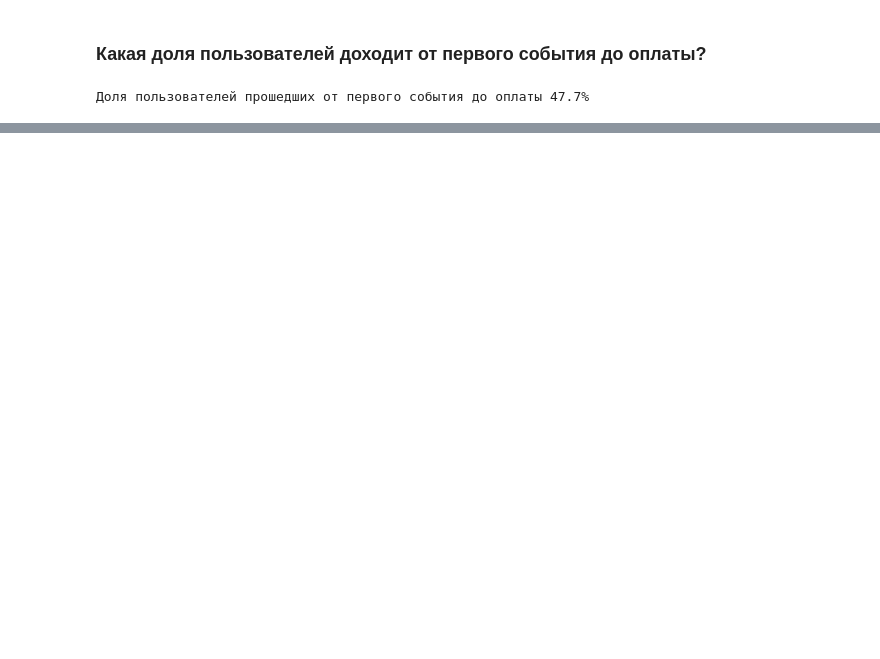
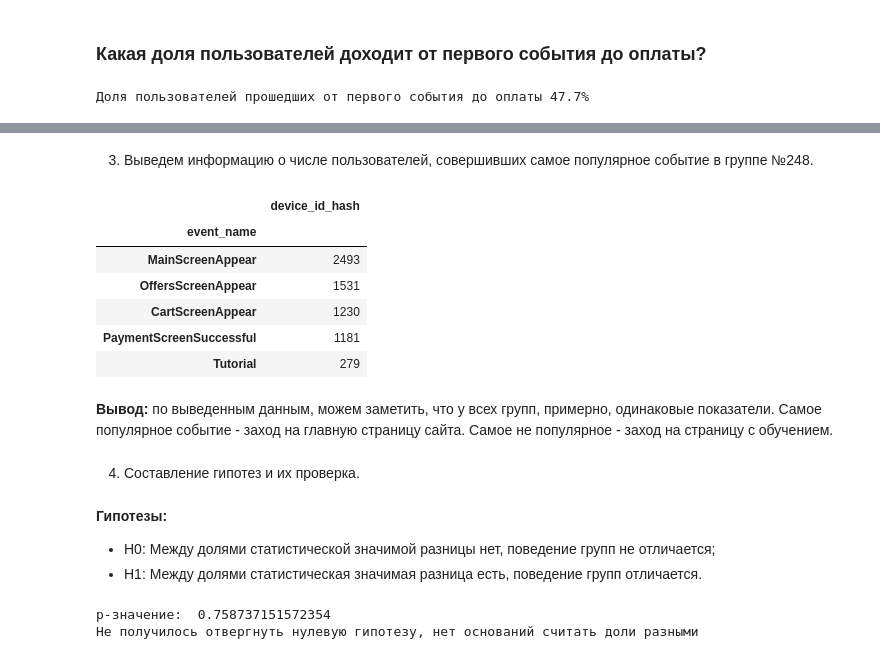
Before and after one commit to hEadman137/data_analysis_projects, a Jupyter notebook: yandex_practicum_projects/A_a_b_test_online_store(19_08_23).ipynb, the cells around one changed output, grey strips where cells are left out. Drawn from its saved outputs; the diff is of its cells as text; code cells hidden in the pictures; blank space fills up the shorter version.

```diff
--- a/yandex_practicum_projects/A_a_b_test_online_store(19_08_23).ipynb
+++ b/yandex_practicum_projects/A_a_b_test_online_store(19_08_23).ipynb
@@ -474,0 +539,62 @@ print(f"Доля пользователей прошедших от первог
+# %% [markdown]
+3. Выведем информацию о числе пользователей, совершивших самое популярное событие в группе №248.
+# %%
+group_248 = data.query('exp_id == 248')
+group_248.pivot_table(index = 'event_name', values = 'device_id_hash', aggfunc = 'nunique').sort_values(by = 'device_id_hash', ascending = False)
+# %% [output]
+|  | device_id_hash |
+| event_name |  |
+| MainScreenAppear | 2493 |
+| OffersScreenAppear | 1531 |
+| CartScreenAppear | 1230 |
+| PaymentScreenSuccessful | 1181 |
+| Tutorial | 279 |
+# %% [markdown]
+**Вывод:** по выведенным данным, можем заметить, что у всех групп, примерно, одинаковые показатели. Самое популярное событие - заход на главную страницу сайта. Самое не популярное - заход на страницу с обучением.
+# %% [markdown]
+4. Cоставление гипотез и их проверка.
+# %% [markdown]
+**Гипотезы:**
+* H0: Между долями статистической значимой разницы нет, поведение групп не отличается;
+* H1: Между долями статистическая значимая разница есть, поведение групп отличается.
+# %%
+#критический уровень статистической значимости
+alpha = 0.05
+
+#количсетво уникальных пользователей совершивших событие в каждой группе
+un_users_event = np.array([group_246[group_246['event_name'] == 'MainScreenAppear']['device_id_hash'].nunique(), group_247[group_247['event_name'] == 'MainScreenAppear']['device_id_hash'].nunique()])
+
+#количество уникальных пользователей в группах
+un_users_group = np.array([group_246['device_id_hash'].nunique(), group_247['device_id_hash'].nunique()])
+
+# пропорция успехов в первой группе:
+p1 = un_users_event[0]/un_users_group[0]
+# пропорция успехов во второй группе:
+p2 = un_users_event[1]/un_users_group[1]
+
+# пропорция успехов в комбинированном датасете:
+p_combined = (un_users_event[0] + un_users_event[1]) / (un_users_group[0] + un_users_group[1])
+
+# разница пропорций в датасетах
+difference = p1 - p2
+
+# считаем статистику в ст.отклонениях стандартного нормального распределения
+z_value = difference / mth.sqrt(p_combined * (1 - p_combined) * (1/un_users_event[0] + 1/un_users_event[1]))
+
+# задаем стандартное нормальное распределение (среднее 0, ст.отклонение 1)
+distr = stats.norm(0, 1)
+
+#Так как распределение статистики нормальное, вызовем метод cdf()
+#Саму статистику возьмём по модулю методом abs() — чтобы получить правильный результат независимо от её знака.
+#Это возможно, потому что тест двусторонний. По этой же причине удваиваем результат:
+p_value = (1 - distr.cdf(abs(z_value))) * 2
+
+print('p-значение: ', p_value)
+
+if p_value < alpha:
+    print('Отвергаем нулевую гипотезу: между долями есть значимая разница')
+else:
+    print('Не получилось отвергнуть нулевую гипотезу, нет оснований считать доли разными.')
+# %% [output]
+p-значение:  0.758737151572354
+Не получилось отвергнуть нулевую гипотезу, нет оснований считать доли разными
```
Also changed, not shown: parts of 34 cells of this notebook, 1 other file.
